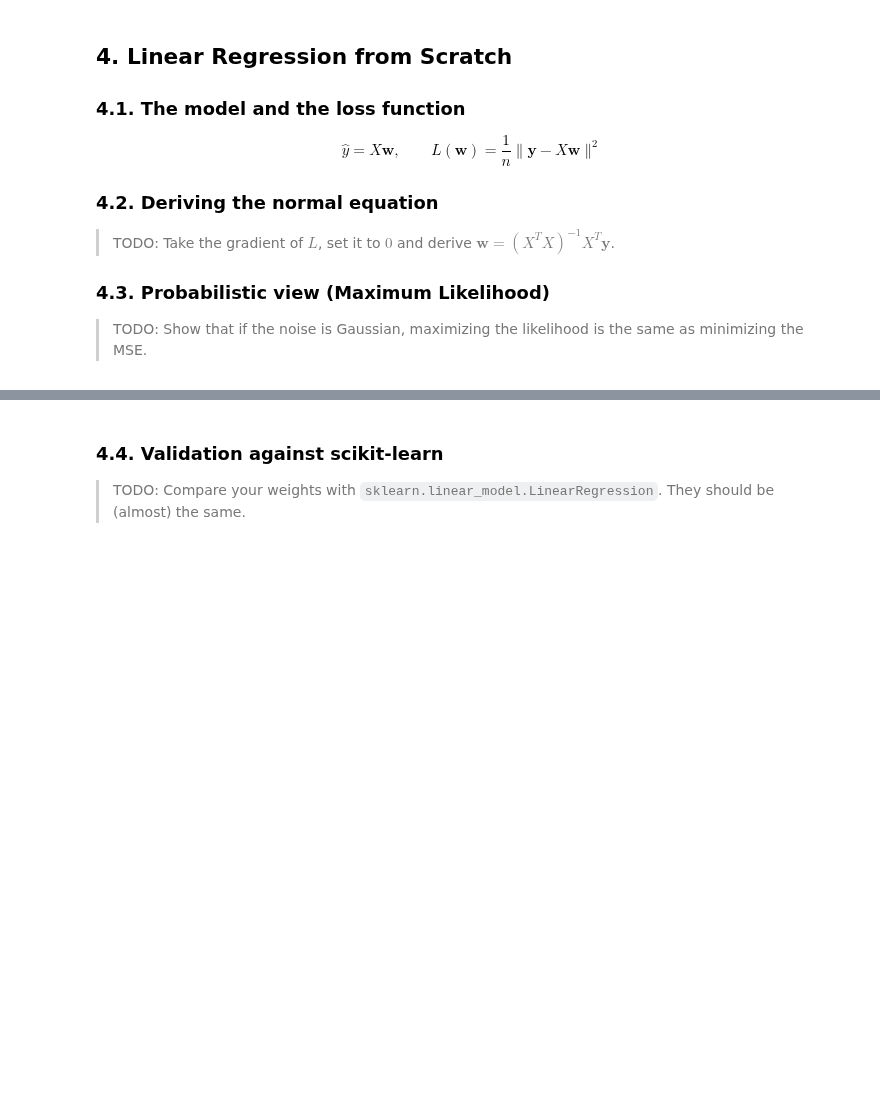
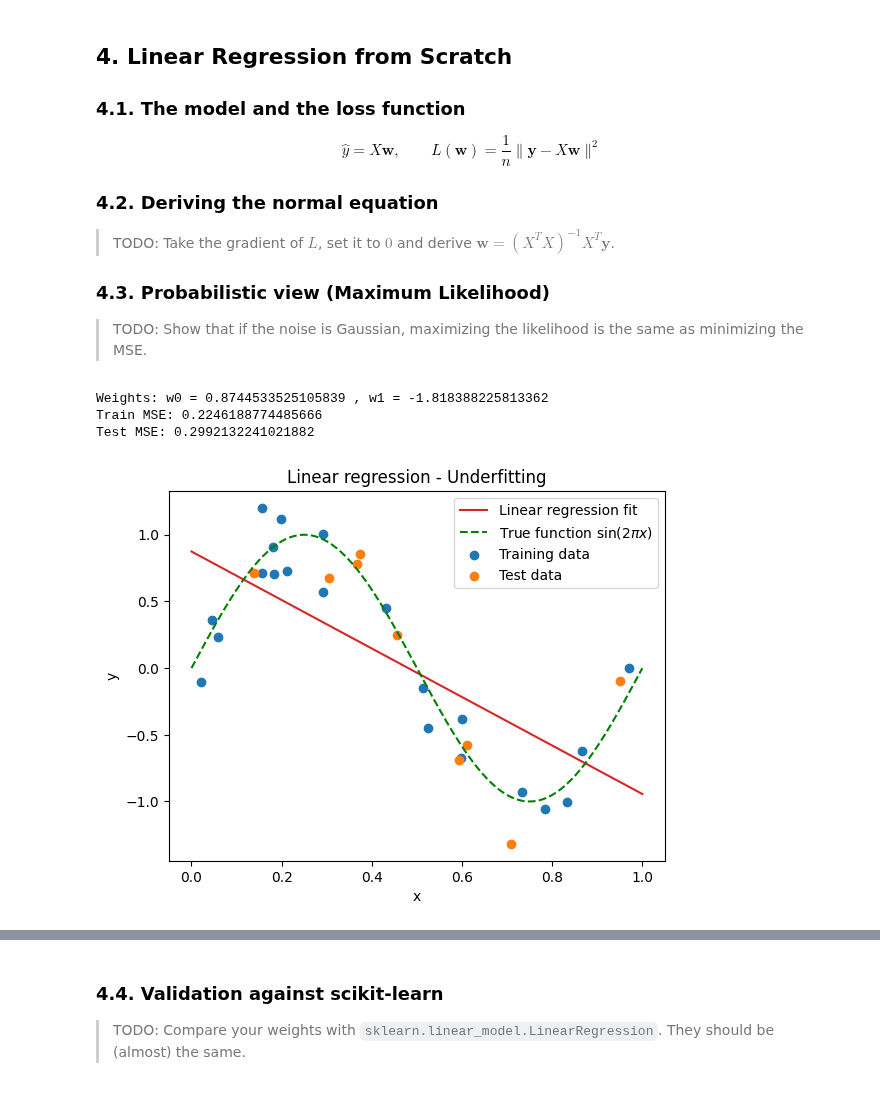
Before and after one commit to eleonorakuteva/overfitting-and-regularization, a Jupyter notebook: main.ipynb, the cells around one changed output, grey strips where cells are left out. Saved outputs shown, nothing was run; the diff lists cells and outputs as text; code cells hidden in the pictures; blank space fills up the shorter version.

Commit message:
Implement linear regression from scratch

```diff
--- a/main.ipynb
+++ b/main.ipynb
@@ -206,21 +206,57 @@ def fit_linear_regression(X, y):
     """
     Finds the weights using the normal equation
     """
-    # Write your code here
-    pass
+    xtx = X.T @ X
+    xty = X.T @ y
+    return np.linalg.solve(xtx, xty)
 
 
 def predict(X, w):
     """
     Returns the predictions of the model
     """
-    # Write your code here
-    pass
+    return X @ w
 
 
 def mean_squared_error(y_true, y_pred):
     """
     Calculates the mean squared error
     """
-    # Write your code here
-    pass
+    return np.mean((y_true - y_pred) ** 2)
+# %%
+# design matrices
+X_train = np.column_stack([np.ones(len(x_train)), x_train])
+X_test = np.column_stack([np.ones(len(x_test)), x_test])
+
+# fit on the TRAINING data
+w = fit_linear_regression(X_train, y_train)
+
+# Make predictions
+y_train_pred = predict(X_train, w)
+y_test_pred = predict(X_test, w)
+
+# Calculate errors
+train_mse = mean_squared_error(y_train, y_train_pred)
+test_mse = mean_squared_error(y_test, y_test_pred)
+
+print("Weights: w0 =", w[0], ", w1 =", w[1])
+print("Train MSE:", train_mse)
+print("Test MSE:", test_mse)
+# %% [output]
+Weights: w0 = 0.8744533525105839 , w1 = -1.818388225813362
+Train MSE: 0.2246188774485666
+Test MSE: 0.2992132241021882
+# %%
+x_plot_design = np.column_stack([np.ones(len(x_plot)), x_plot])
+y_plot_pred = predict(x_plot_design, w)
+plt.plot(x_plot, y_plot_pred, color="tab:red", label="Linear regression fit")
+plt.plot(x_plot, true_function(x_plot), "g--", label=r"True function $\sin(2\pi x)$")
+plt.scatter(x_train, y_train, color="tab:blue", label="Training data")
+plt.scatter(x_test, y_test, color="tab:orange", label="Test data")
+plt.title("Linear regression - Underfitting")
+plt.xlabel("x")
+plt.ylabel("y")
+plt.legend()
+plt.show()
+# %% [output]
+[figure, added]
```
Also changed, not shown: parts of 1 cell of this notebook.
